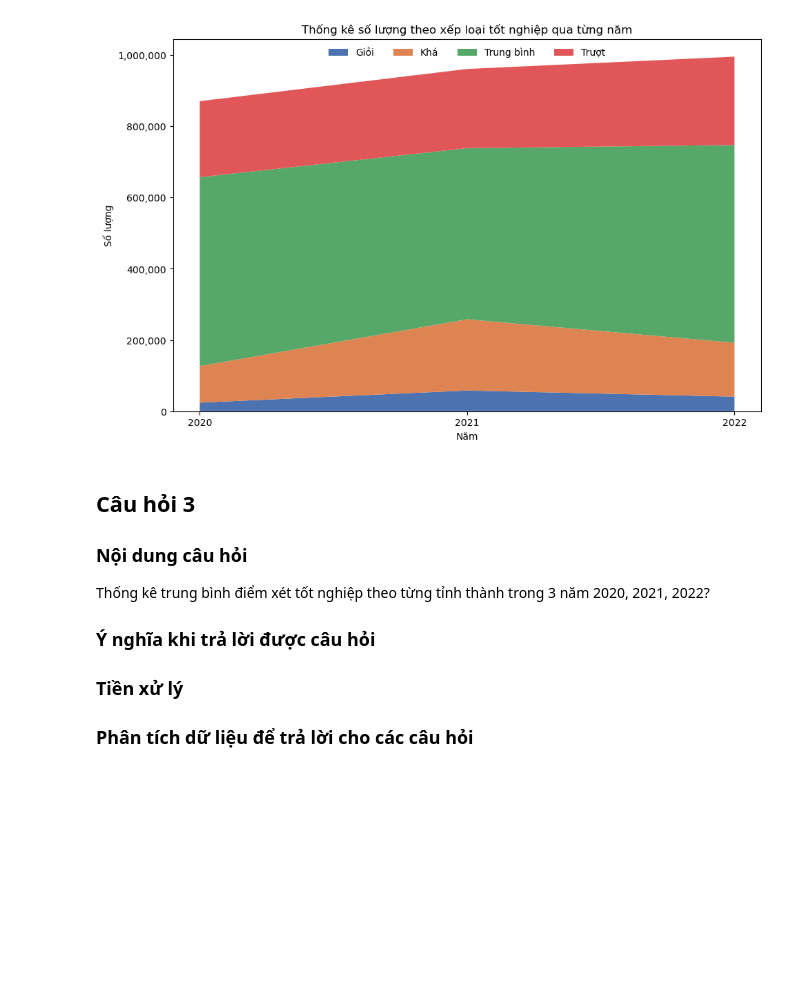
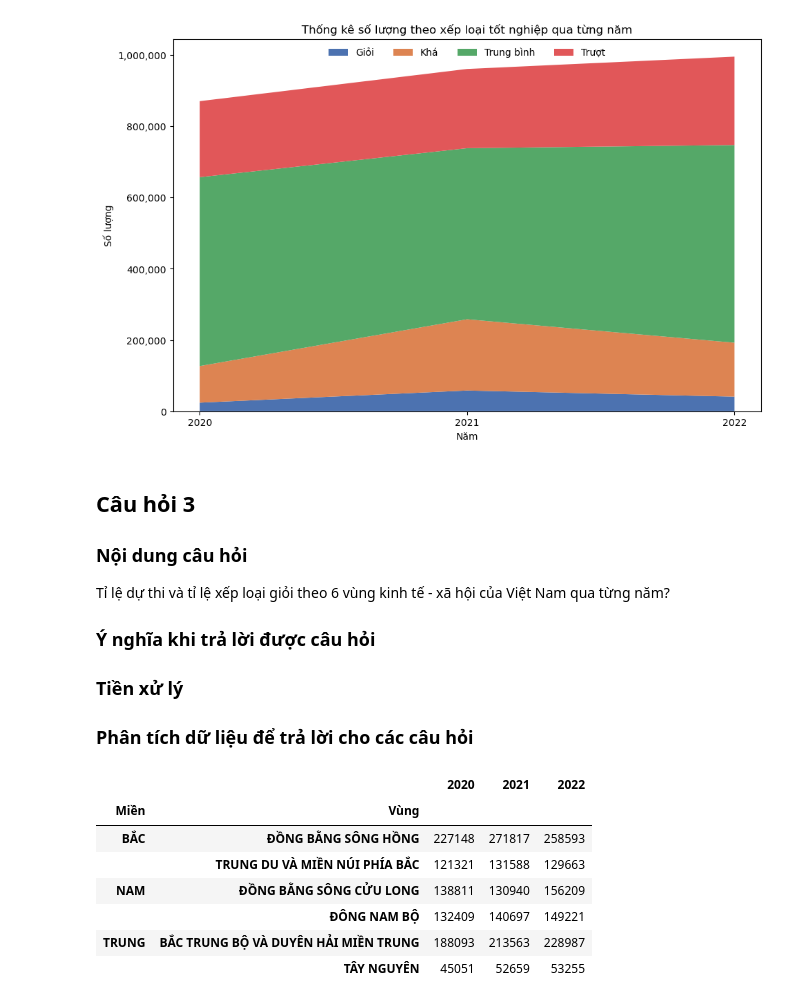
Before and after one commit to VTaPo/Project_LT_LTKHDL, a Jupyter notebook: PhanTichDuLieu-1.ipynb, the cells around one changed output. Saved outputs shown, nothing was run; the diff lists cells and outputs as text; code cells hidden in the pictures; blank space fills up the shorter version.

```diff
--- a/PhanTichDuLieu-1.ipynb
+++ b/PhanTichDuLieu-1.ipynb
@@ -525,7 +525,7 @@ plt.show()
 # %% [markdown]
 ## Câu hỏi 3
 ### Nội dung câu hỏi
-Thống kê trung bình điểm xét tốt nghiệp theo từng tỉnh thành trong 3 năm 2020, 2021, 2022?
+Tỉ lệ dự thi và tỉ lệ xếp loại giỏi theo 6 vùng kinh tế - xã hội của Việt Nam qua từng năm?
 ### Ý nghĩa khi trả lời được câu hỏi
 
 ### Tiền xử lý
@@ -533,0 +618,17 @@ Thống kê trung bình điểm xét tốt nghiệp theo từng tỉnh thành tr
+# %%
+num_per_area = {}
+for y in year:
+    num_per_area[y] = pd.DataFrame(grade_df_copy[y][['Vùng', 'Miền']].groupby('Miền').value_counts())
+
+num_per_area = pd.concat([num_per_area['2020'], num_per_area['2021'], num_per_area['2022']], axis=1)
+num_per_area.columns = year
+num_per_area
+# %% [output]
+|  |  | 2020 | 2021 | 2022 |
+| Miền | Vùng |  |  |  |
+| BẮC | ĐỒNG BẰNG SÔNG HỒNG | 227148 | 271817 | 258593 |
+|  | TRUNG DU VÀ MIỀN NÚI PHÍA BẮC | 121321 | 131588 | 129663 |
+| NAM | ĐỒNG BẰNG SÔNG CỬU LONG | 138811 | 130940 | 156209 |
+|  | ĐÔNG NAM BỘ | 132409 | 140697 | 149221 |
+| TRUNG | BẮC TRUNG BỘ VÀ DUYÊN HẢI MIỀN TRUNG | 188093 | 213563 | 228987 |
+|  | TÂY NGUYÊN | 45051 | 52659 | 53255 |
```
Also changed, not shown: parts of 7 cells of this notebook.
